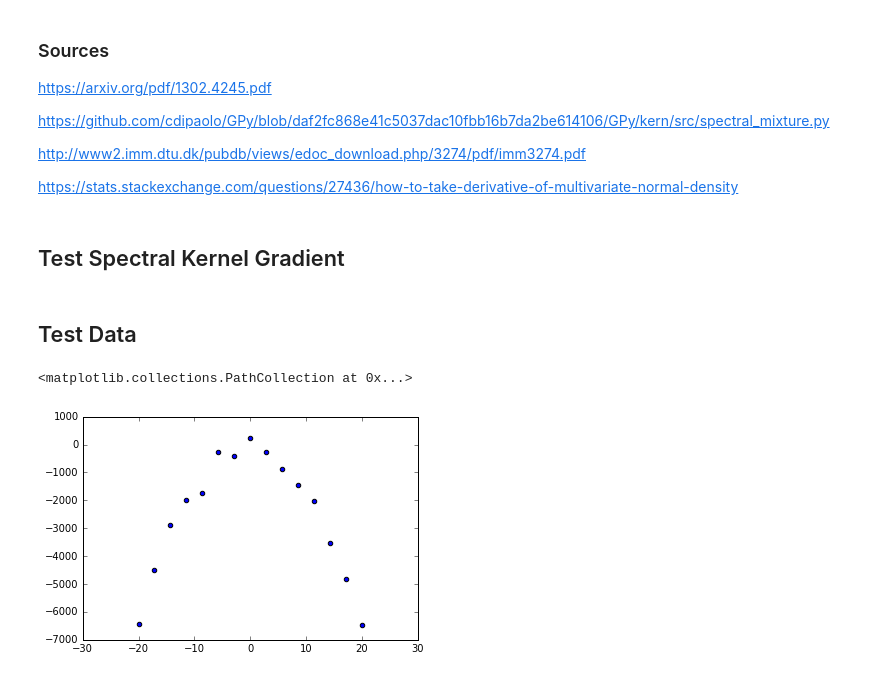
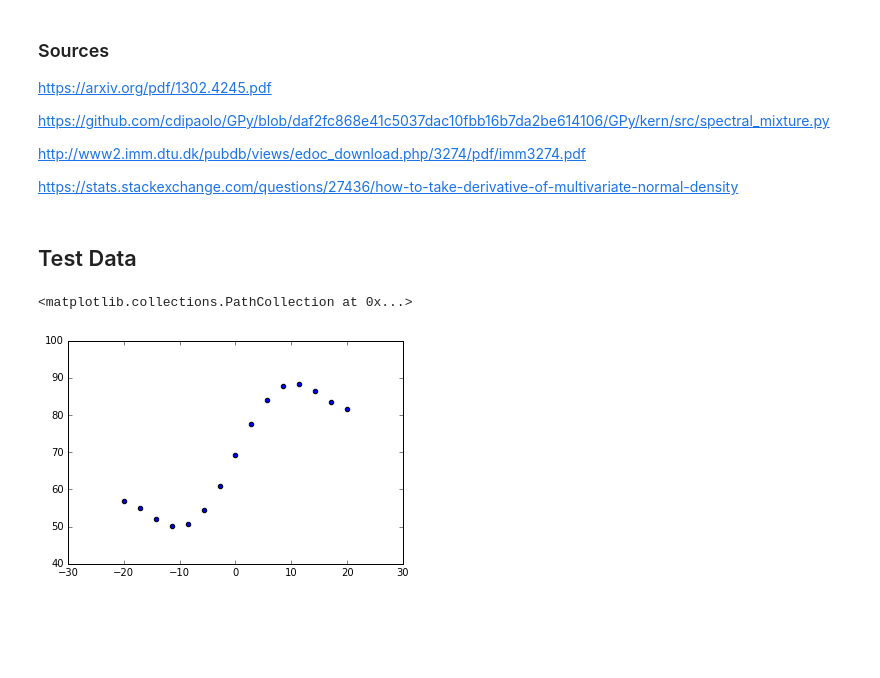
Before and after one commit to ndiamant/econ136_final_project, a Jupyter notebook: gp.ipynb, the cells around one changed output. Saved outputs shown, nothing was run; the diff lists cells and outputs as text; code cells hidden in the pictures; blank space fills up the shorter version.

```diff
--- a/gp.ipynb
+++ b/gp.ipynb
@@ -165,2 +190,0 @@ def optimize_spectral_kernel(w0, mu0, v0, X, sigma_y):
-# %% [markdown]
-## Test Spectral Kernel Gradient
@@ -200,17 +199,19 @@ def plot_GP(X, f, mu_star, sigma_star):
 # %% [markdown]
 ## Test Data
 # %%
-order = 3
+order = 2
 X = np.linspace(-20, 20, 15)
-genweights = 10 * np.random.randn(order)
-def poly(i):
-    return (genweights.T @ np.array([i**p for p in range(order)])
-            + np.random.normal(0, 10*order**order))
-polyfunc = np.vectorize(poly)
-f = polyfunc(X)
+# genweights = 10 * np.random.randn(order)
+# def poly(i):
+#     return (genweights.T @ np.array([i**p for p in range(order)])
+#             + np.random.normal(0, 10*order**order))
+# polyfunc = np.vectorize(poly)
+# f = polyfunc(X)
+#
+f = X + 10 * np.sin(X / 5) + 5 * stats.norm.rvs(15)
 plt.scatter(X, f)
 # %% [output]
 <matplotlib.collections.PathCollection at 0x...>
-[figure, old version]
+[figure, new version]
 # %%
 sigma_y = np.ones(15) * np.sqrt(10*order**order)
```
Also changed, not shown: parts of 14 cells of this notebook.
